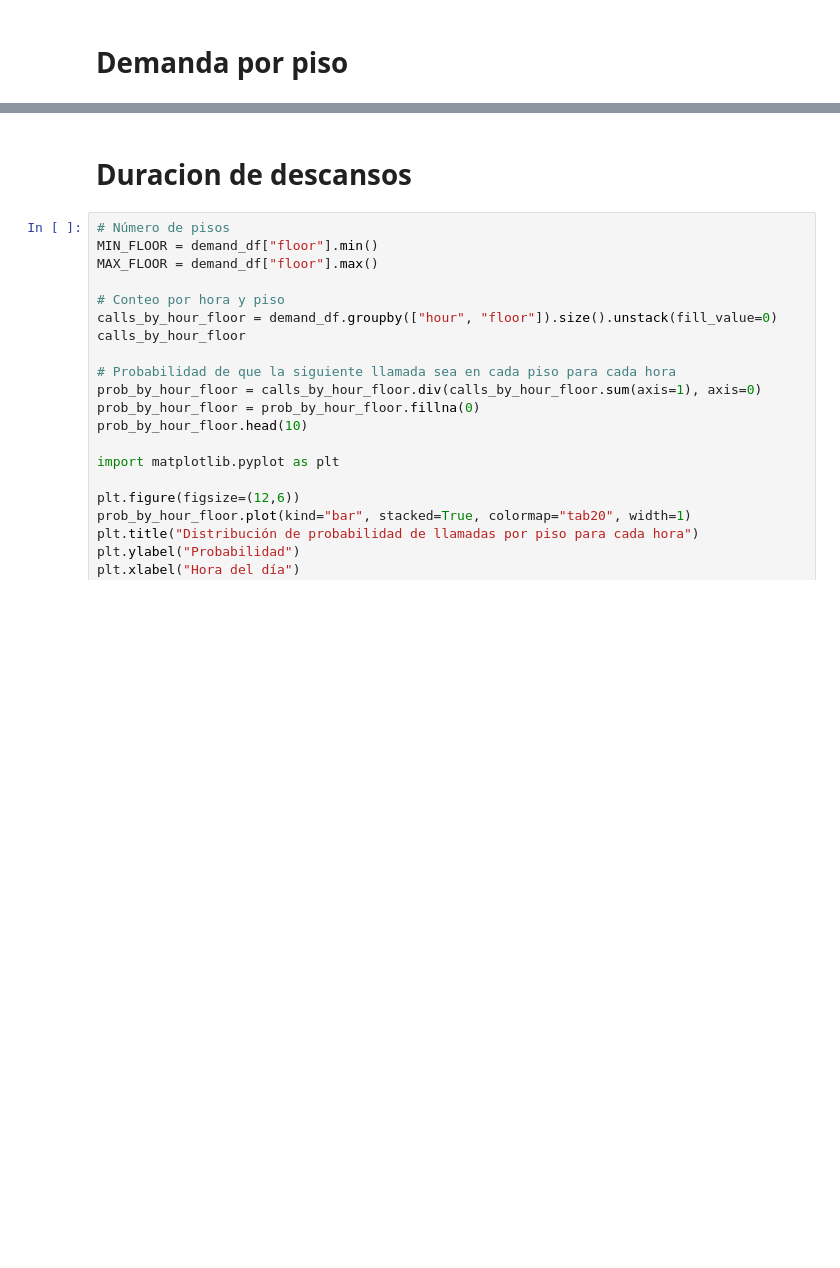
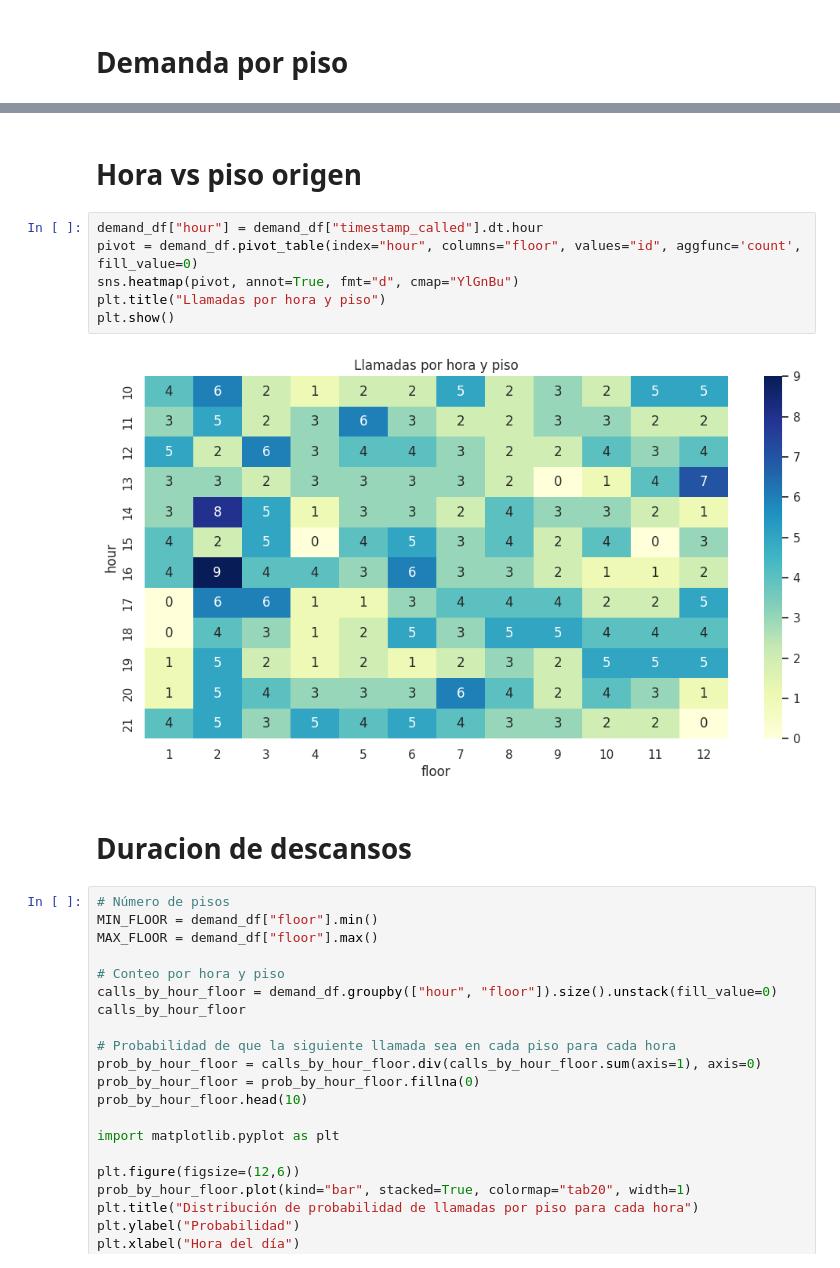
Before and after one commit to Citric-Sheep/devtest, a Jupyter notebook: ml/eda.ipynb, the cells around one changed output, grey strips where cells are left out. Saved outputs shown, nothing was run; the diff lists cells and outputs as text; blank space fills up the shorter version.

```diff
--- a/ml/eda.ipynb
+++ b/ml/eda.ipynb
@@ -97,3 +111,13 @@ plt.show()
+# %% [markdown]
+# Hora vs piso origen
+# %%
+demand_df["hour"] = demand_df["timestamp_called"].dt.hour
+pivot = demand_df.pivot_table(index="hour", columns="floor", values="id", aggfunc='count', fill_value=0)
+sns.heatmap(pivot, annot=True, fmt="d", cmap="YlGnBu")
+plt.title("Llamadas por hora y piso")
+plt.show()
+# %% [output]
+[figure, added]
 # %% [markdown]
 # Duracion de descansos
 # %%
```
Also changed, not shown: parts of 21 cells of this notebook.
